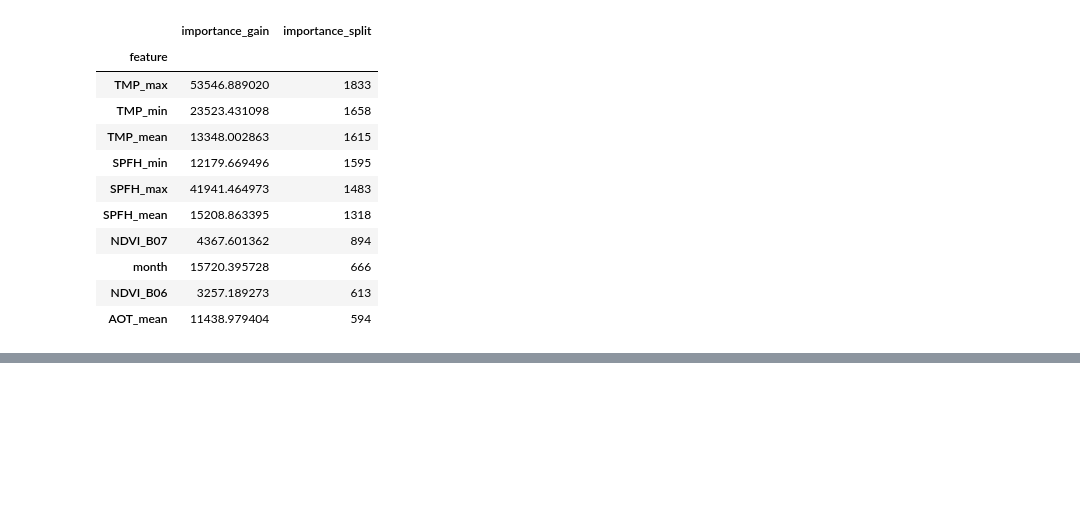
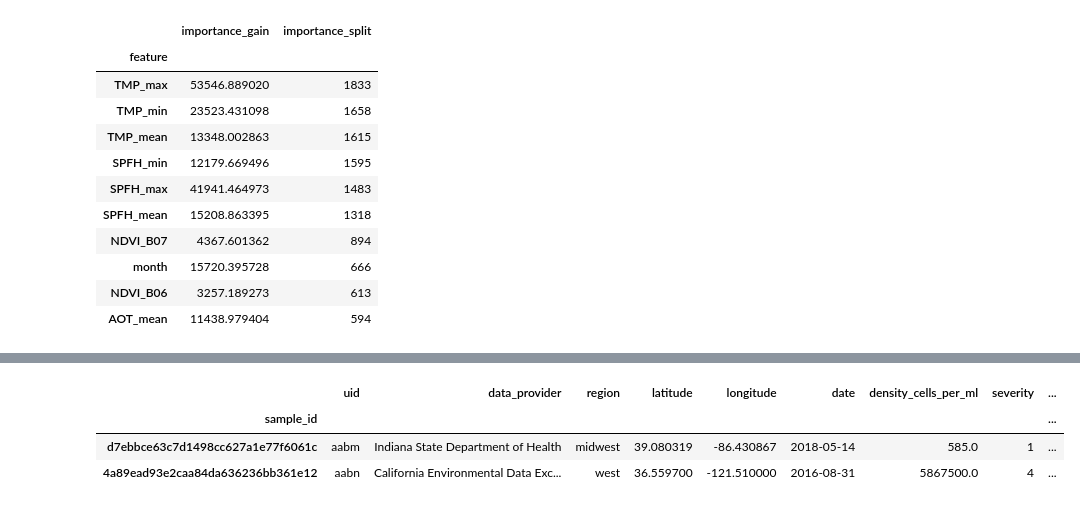
Before and after one commit to drivendataorg/cyfi, a Jupyter notebook: notebooks/0.0-klw-adding-climate.ipynb, the cells around one changed output, grey strips where cells are left out. Saved outputs shown, nothing was run; the diff lists cells and outputs as text; code cells hidden in the pictures; blank space fills up the shorter version.

```diff
--- a/notebooks/0.0-klw-adding-climate.ipynb
+++ b/notebooks/0.0-klw-adding-climate.ipynb
@@ -484,0 +519,13 @@ shutil.rmtree(tmp_save_dir)
+# %%
+meta = pd.read_csv(
+    AnyPath(
+        "s3://drivendata-competition-nasa-cyanobacteria/data/final/combined_final_release.csv"
+    )
+)
+meta = add_unique_identifier(meta)
+meta.head(2)
+# %% [output]
+|  | uid | data_provider | region | latitude | longitude | date | density_cells_per_ml | severity | ... |
+| sample_id |  |  |  |  |  |  |  |  | ... |
+| d7ebbce63c7d1498cc627a1e77f6061c | aabm | Indiana State Department of Health | midwest | 39.080319 | -86.430867 | 2018-05-14 | 585.0 | 1 | ... |
+| 4a89ead93e2caa84da636236bb361e12 | aabn | California Environmental Data Exc... | west | 36.559700 | -121.510000 | 2016-08-31 | 5867500.0 | 4 | ... |
```
Also changed, not shown: parts of 16 cells of this notebook, 1 other file.
